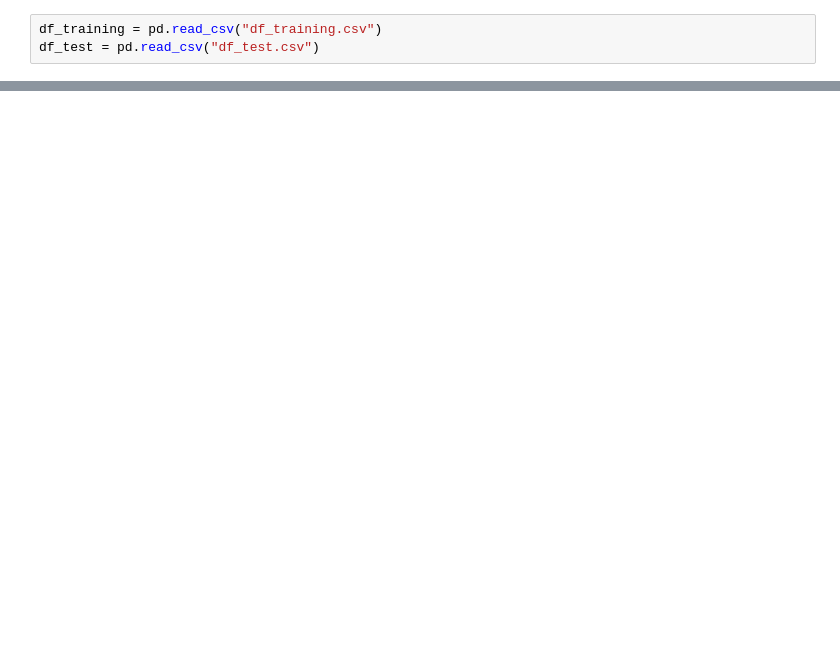
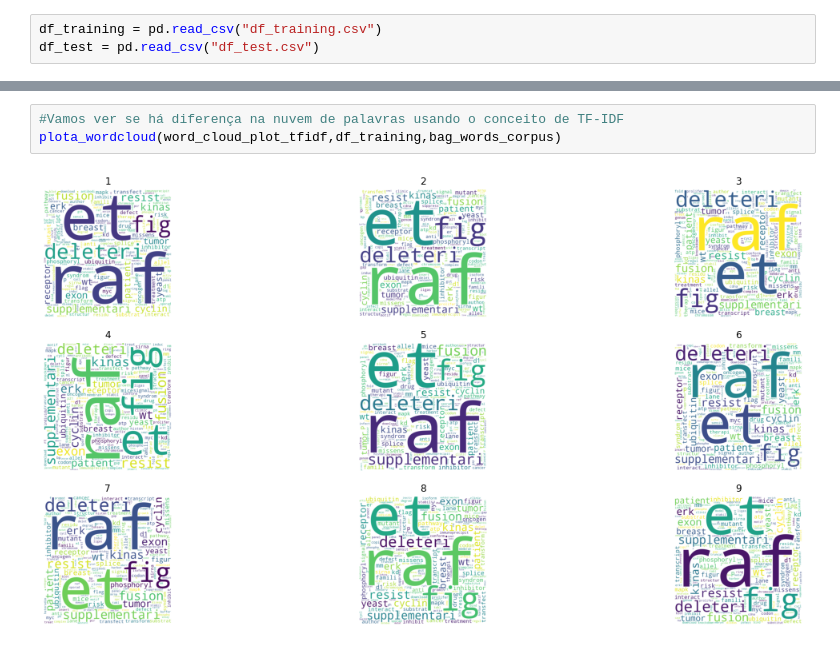
Before and after one commit to ohbtorres/MedicinaPersonalizadaRedefinindoTratamentoCancer, a Jupyter notebook: MPRTC.ipynb, the cells around one changed output, grey strips where cells are left out. Saved outputs shown, nothing was run; the diff lists cells and outputs as text; blank space fills up the shorter version.

```diff
--- a/MPRTC.ipynb
+++ b/MPRTC.ipynb
@@ -233,0 +407,5 @@ doc
+# %%
+#Vamos ver se há diferença na nuvem de palavras usando o conceito de TF-IDF
+plota_wordcloud(word_cloud_plot_tfidf,df_training,bag_words_corpus)
+# %% [output]
+[figure, added]
```
Also changed, not shown: parts of 74 cells of this notebook, 1 other file.
